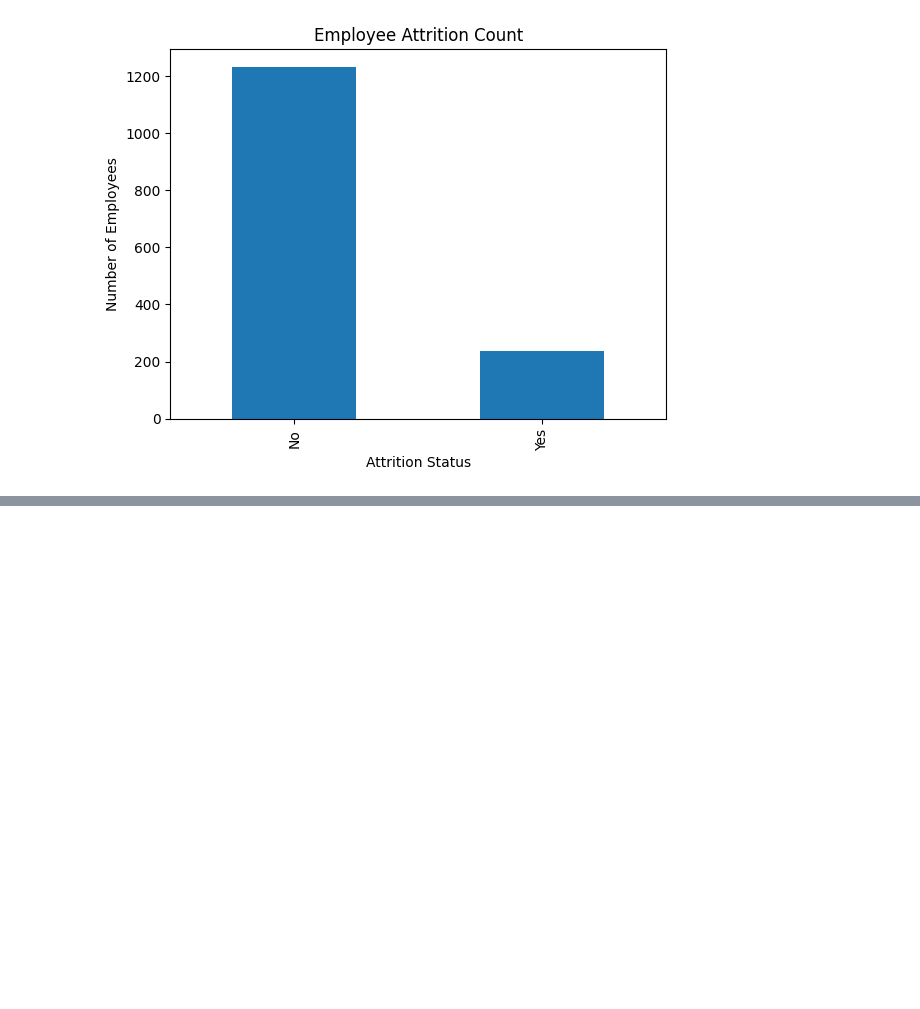
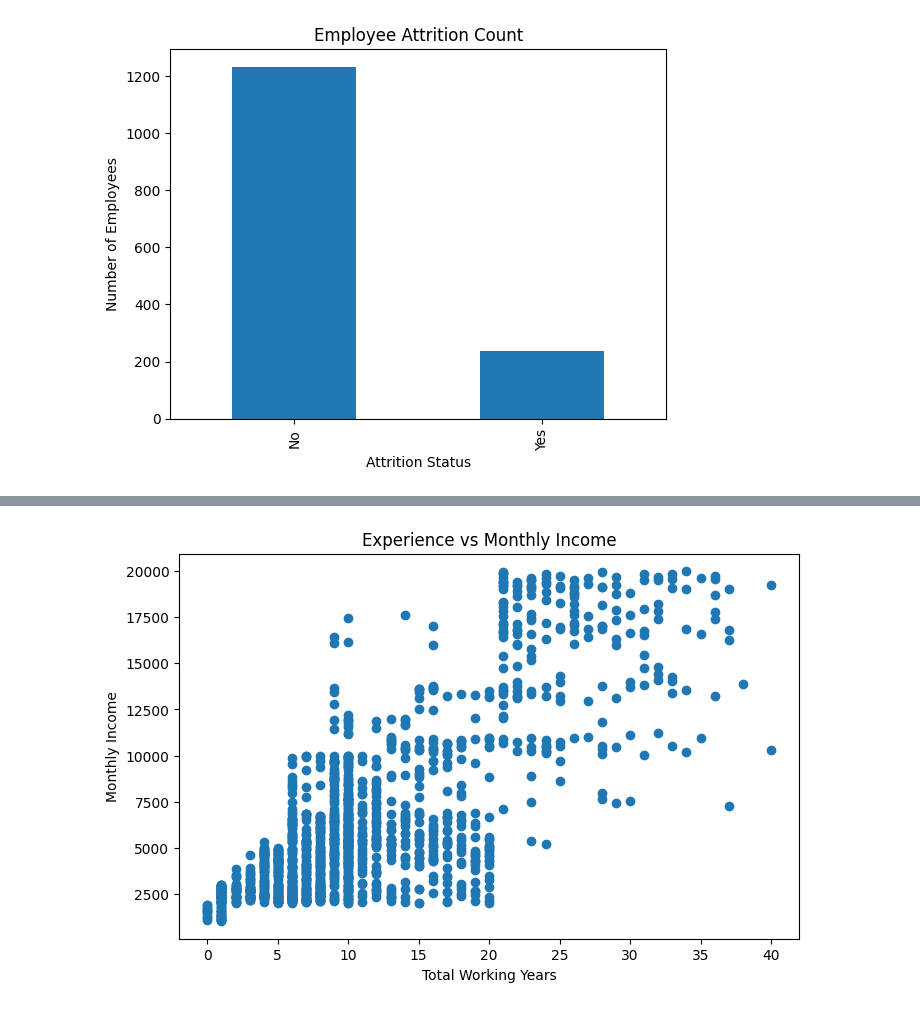
Before and after one commit to Sornakala1031-m/Data-Analytics-using-python-Project, a Jupyter notebook: Final_Intenship_project.ipynb, the cells around one changed output, grey strips where cells are left out. Drawn from its saved outputs; the diff is of its cells as text; code cells hidden in the pictures; blank space fills up the shorter version.

```diff
--- a/Final_Intenship_project.ipynb
+++ b/Final_Intenship_project.ipynb
@@ -205,0 +256,11 @@ plt.show()
+# %%
+import matplotlib.pyplot as plt
+
+plt.figure(figsize=(8,5))
+plt.scatter(df['TotalWorkingYears'], df['MonthlyIncome'])
+plt.title('Experience vs Monthly Income')
+plt.xlabel('Total Working Years')
+plt.ylabel('Monthly Income')
+plt.show()
+# %% [output]
+[figure, added]
```
Also changed, not shown: parts of 23 cells of this notebook.
